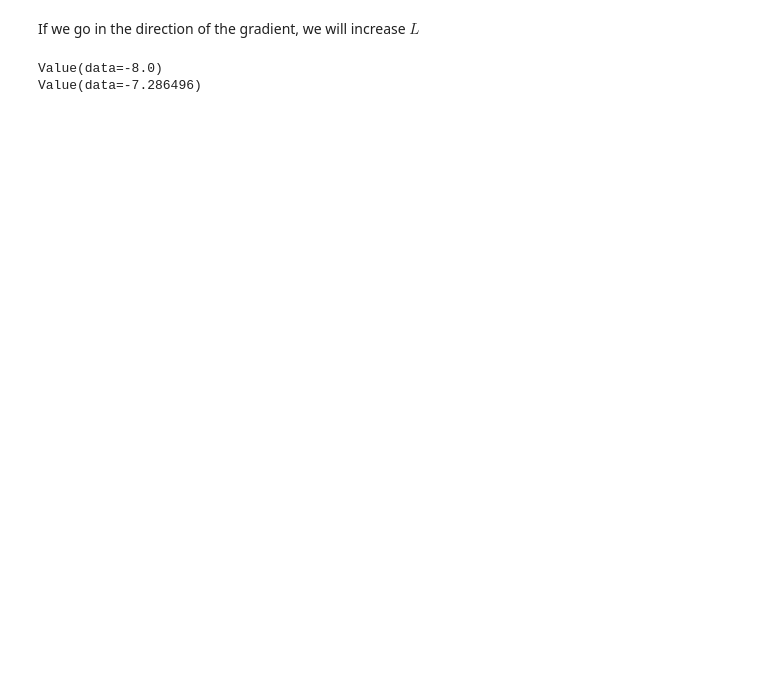
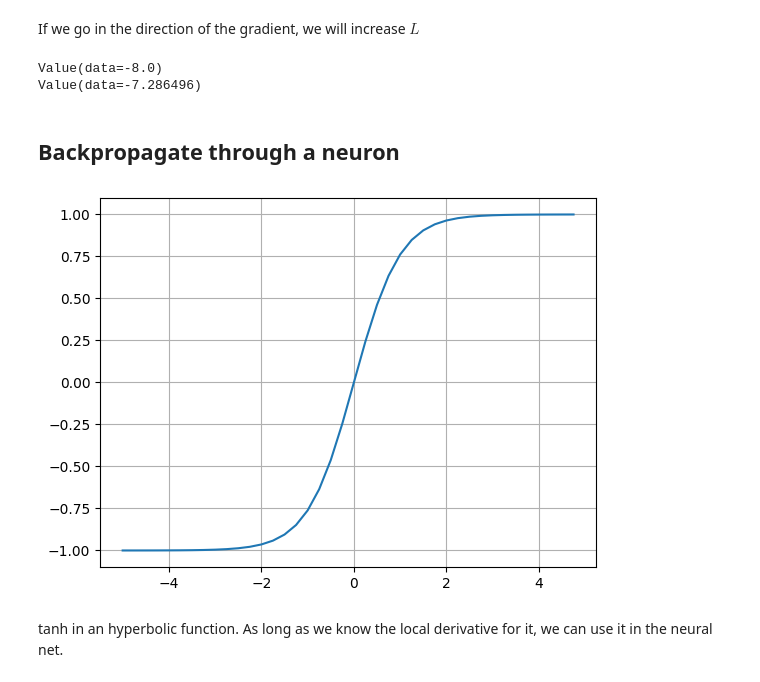
Before and after one commit to thomas-bouvier/micrograd, a Jupyter notebook: demo.ipynb, the cells around one changed output. Drawn from its saved outputs; the diff is of its cells as text; code cells hidden in the pictures; blank space fills up the shorter version.

Commit message:
feat: backprop through a neuron

```diff
--- a/demo.ipynb
+++ b/demo.ipynb
@@ -417,3 +417,12 @@ lol()
 # %% [output]
 Value(data=-8.0)
 Value(data=-7.286496)
+# %% [markdown]
+## Backpropagate through a neuron
+# %%
+plt.plot(np.arange(-5, 5, .25), np.tanh(np.arange(-5, 5, .25)))
+plt.grid()
+# %% [output]
+[figure, added]
+# %% [markdown]
+tanh in an hyperbolic function. As long as we know the local derivative for it, we can use it in the neural net.
```
Also changed, not shown: parts of 12 cells of this notebook.
